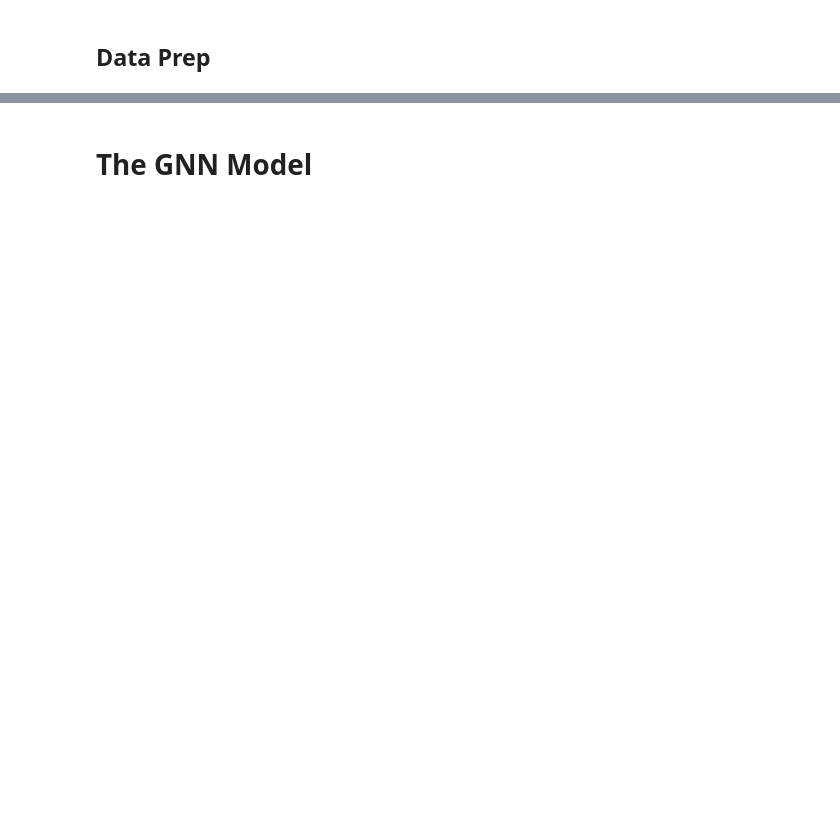
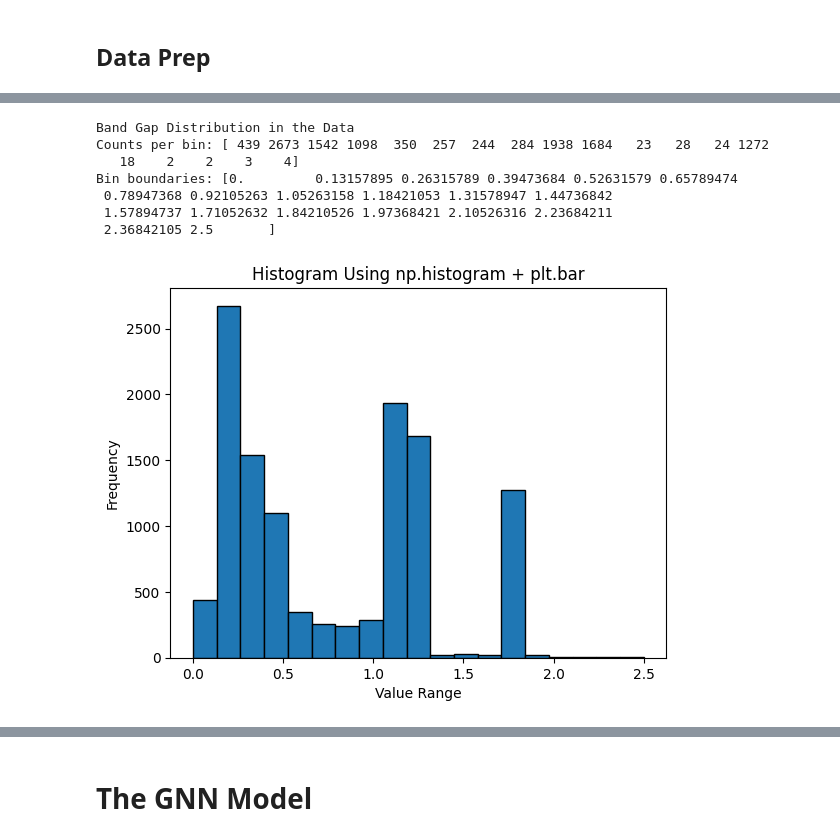
Before and after one commit to AdamKimhub/Msproject1, a Jupyter notebook: gnn_models.ipynb, the cells around one changed output, grey strips where cells are left out. Saved outputs shown, nothing was run; the diff lists cells and outputs as text; code cells hidden in the pictures; blank space fills up the shorter version.

Commit message:
Added some notes and made changes to gnn model

```diff
--- a/gnn_models.ipynb
+++ b/gnn_models.ipynb
@@ -24,7 +23,7 @@ import graphy_gnn
 # %% [markdown]
 ## Data Prep
 # %%
-if not os.path.exists(f"Final_Dataset/gnn models/train_graphs.pt"):
+if not os.path.exists(f"Final_Dataset/gnn graphs/train_graphs.pt"):
     comb_df = pd.read_csv("Final_Dataset/combined/combined_data.csv")
 
     comb_df = comb_df[comb_df["defect_sites"] != 1]
@@ -39,11 +38,11 @@ if not os.path.exists(f"Final_Dataset/gnn models/train_graphs.pt"):
     test_graphs = graphy_gnn.fast_grapy(test_set)
 
     # Save graphs
-    torch.save(train_graphs, "Final_Dataset/gnn models/train_graphs.pt")
-    torch.save(val_graphs, "Final_Dataset/gnn models/val_graphs.pt")
-    torch.save(test_graphs, "Final_Dataset/gnn models/test_graphs.pt")
+    torch.save(train_graphs, "Final_Dataset/gnn graphs/train_graphs.pt")
+    torch.save(val_graphs, "Final_Dataset/gnn graphs/val_graphs.pt")
+    torch.save(test_graphs, "Final_Dataset/gnn graphs/test_graphs.pt")
 
 else:
-    train_graphs = torch.load("Final_Dataset/gnn models/train_graphs.pt", weights_only=False)
-    val_graphs = torch.load("Final_Dataset/gnn models/val_graphs.pt", weights_only=False)
-    test_graphs = torch.load("Final_Dataset/gnn models/test_graphs.pt", weights_only=False)
+    train_graphs = torch.load("Final_Dataset/gnn graphs/train_graphs.pt", weights_only=False)
+    val_graphs = torch.load("Final_Dataset/gnn graphs/val_graphs.pt", weights_only=False)
+    test_graphs = torch.load("Final_Dataset/gnn graphs/test_graphs.pt", weights_only=False)
@@ -132,0 +123,41 @@ After Sampling
+# %%
+# Sample_train_graphs
+def get_bg_distribution(the_graphs, bins_num):
+    print("Band Gap Distribution in the Data")
+    train_targets = [the_graphs[i].y.item() for i in range(len(the_graphs))]
+
+    boundaries = np.linspace(0, 2.5, bins_num)
+
+    hist, bin_edges = np.histogram(train_targets, bins=boundaries)
+
+    # frequency per bin
+    # freq = hist + 1e-6
+
+    # inverse frequency weights
+    # bin_weights = 1.0 / np.sqrt(freq)
+    # bin_weights = np.clip(1.0 / freq, a_min=None, a_max=np.percentile(1.0/freq, 90))
+
+
+
+    print("Counts per bin:", hist)
+    print("Bin boundaries:", bin_edges)
+
+    # print(dict(zip(bin_edges, hist)))
+
+    # 2. Graphically plot the computed data
+    plt.bar(bin_edges[:-1], hist, width=np.diff(bin_edges), edgecolor="black", align="edge")
+    plt.title("Histogram Using np.histogram + plt.bar")
+    plt.xlabel("Value Range")
+    plt.ylabel("Frequency")
+    plt.show()
+
+get_bg_distribution(new_train_graphs, 20)
+# %% [output]
+Band Gap Distribution in the Data
+Counts per bin: [ 439 2673 1542 1098  350  257  244  284 1938 1684   23   28   24 1272
+   18    2    2    3    4]
+Bin boundaries: [0.         0.13157895 0.26315789 0.39473684 0.52631579 0.65789474
+ 0.78947368 0.92105263 1.05263158 1.18421053 1.31578947 1.44736842
+ 1.57894737 1.71052632 1.84210526 1.97368421 2.10526316 2.23684211
+ 2.36842105 2.5       ]
+[figure, added]
```
Also changed, not shown: parts of 13 cells of this notebook, 1 other file.
